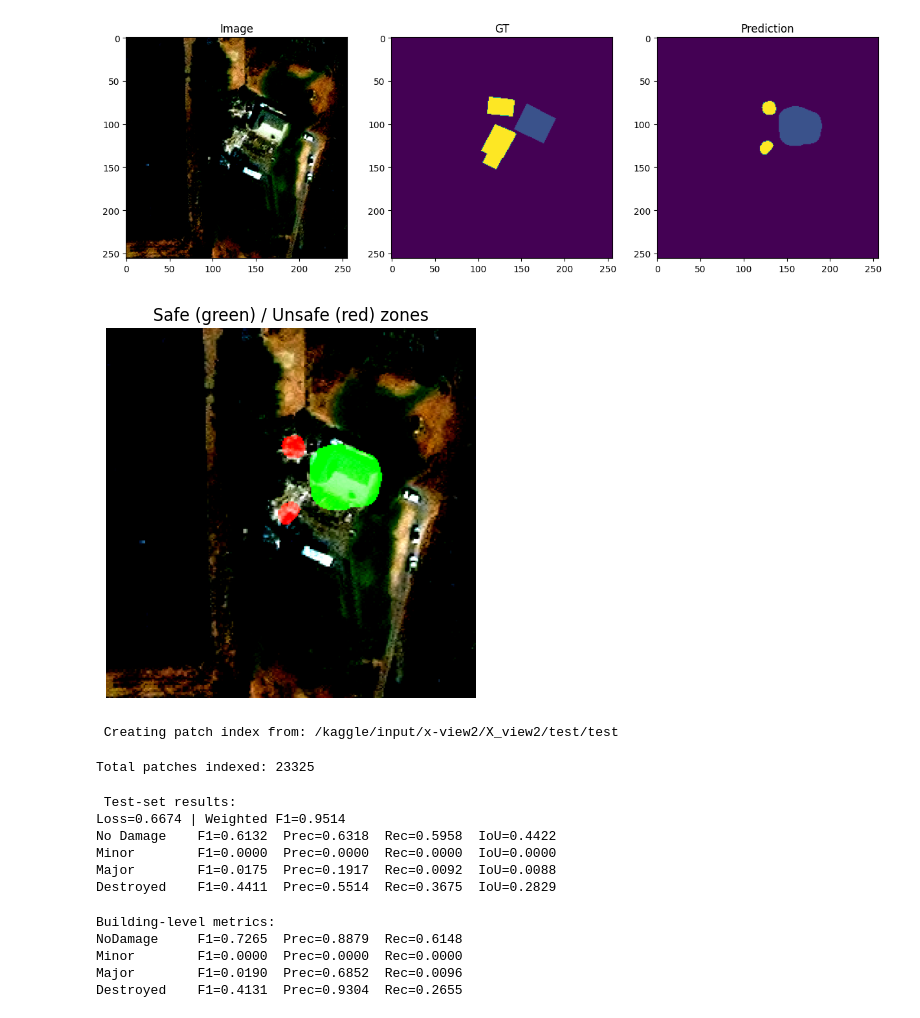
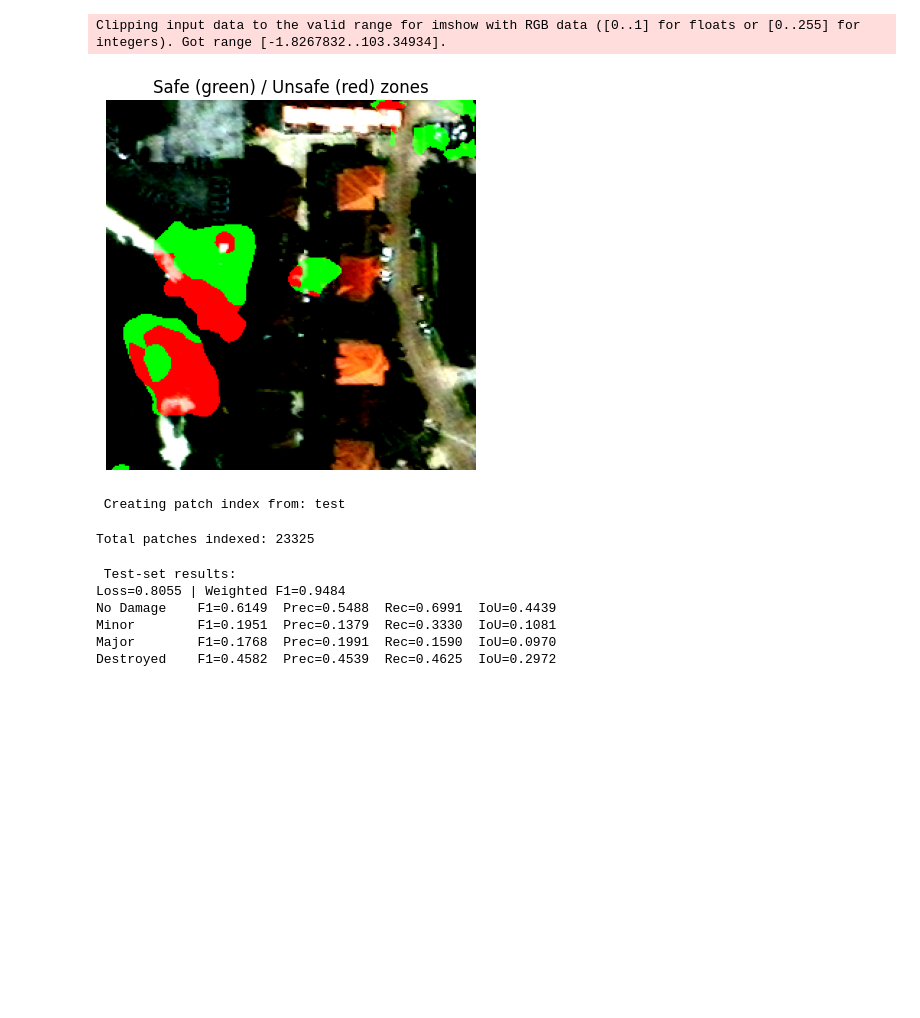
Before and after one commit to Ynehra24/DLPROJ, a Jupyter notebook: segmentation.ipynb, the cells around one changed output. Saved outputs shown, nothing was run; the diff lists cells and outputs as text; code cells hidden in the pictures; blank space fills up the shorter version.

Commit message:
unfrozen encoder + more epoch training

```diff
--- a/segmentation.ipynb
+++ b/segmentation.ipynb
@@ -107,8 +100,8 @@ val_transforms = A.Compose([
     ToTensorV2(),
 ])
 
-train_root = "/kaggle/input/x-view2/X_view2/train/train"
-val_root = "/kaggle/input/x-view2/X_view2/hold/hold"
+train_root = "train"
+val_root = "hold"
 
 train_dataset = XBDDataset(train_root, patch_size=256, overlap=64, transform=train_transforms)
 val_dataset   = XBDDataset(val_root,   patch_size=256, overlap=64, transform=val_transforms)
@@ -350,43 +374,27 @@ Epoch 3/15
 # %%
-# ===================== Quick Visualization =====================
-model.load_state_dict(torch.load(save_path))
-model.eval()
 imgs, masks = next(iter(val_loader))
 imgs, masks = imgs.to(device), masks.to(device)
 with torch.no_grad(), autocast(device_type="cuda"):
     preds = model(imgs)
-pred_classes = torch.argmax(preds, dim=1)
-i = 0
-plt.figure(figsize=(15,5))
-plt.subplot(1,3,1); plt.imshow(imgs[i].permute(1,2,0).cpu()); plt.title("Image")
-plt.subplot(1,3,2); plt.imshow(masks[i].cpu()); plt.title("GT")
-plt.subplot(1,3,3); plt.imshow(pred_classes[i].cpu()); plt.title("Prediction")
+pred_map = torch.argmax(preds, dim=1)[0].cpu().numpy()
+
+safe_mask   = (pred_map == 1)       # no-damage
+unsafe_mask = (pred_map > 1)        # minor/major/destroyed
+
+img_np = imgs[1].permute(1,2,0).cpu().numpy()
+overlay = img_np.copy()
+overlay[safe_mask] = [0,255,0]
+overlay[unsafe_mask] = [255,0,0]
+
+plt.imshow(0.6*img_np + 0.4*overlay)
+plt.title("Safe (green) / Unsafe (red) zones")
+plt.axis("off")
 plt.show()
 # %% [output]
+Clipping input data to the valid range for imshow with RGB data ([0..1] for floats or [0..255] for integers). Got range [-1.8267832..103.34934].
-[figure, old version]
+[figure, new version]
-# %%
-imgs, masks = next(iter(val_loader))
-imgs, masks = imgs.to(device), masks.to(device)
-with torch.no_grad(), autocast(device_type="cuda"):
-    preds = model(imgs)
-pred_map = torch.argmax(preds, dim=1)[0].cpu().numpy()
-
-safe_mask   = (pred_map == 1)       # no-damage
-unsafe_mask = (pred_map > 1)        # minor/major/destroyed
-
-img_np = imgs[0].permute(1,2,0).cpu().numpy()
-overlay = img_np.copy()
-overlay[safe_mask] = [0,255,0]
-overlay[unsafe_mask] = [255,0,0]
-
-plt.imshow(0.6*img_np + 0.4*overlay)
-plt.title("Safe (green) / Unsafe (red) zones")
-plt.axis("off")
-plt.show()
-# %% [output]
-[figure, removed]
 # %%
-test_root = "/kaggle/input/x-view2/X_view2/test/test"
+test_root = "test"
 test_dataset = XBDDataset(test_root, patch_size=256, overlap=64, transform=val_transforms, load_patches=False)
 test_loader = DataLoader(test_dataset, batch_size=2, shuffle=False,
                          num_workers=2, pin_memory=True, persistent_workers=False)
@@ -408,11 +416,11 @@ for i, name in enumerate(names):
           f"Rec={test_metrics['recall'][cls_idx]:.4f}  "
           f"IoU={test_metrics['iou_per_class'][cls_idx]:.4f}")
 # %% [output]
- Creating patch index from: /kaggle/input/x-view2/X_view2/test/test
+ Creating patch index from: test
 Total patches indexed: 23325
  Test-set results:
-Loss=0.6674 | Weighted F1=0.9514
-No Damage    F1=0.6132  Prec=0.6318  Rec=0.5958  IoU=0.4422
-Minor        F1=0.0000  Prec=0.0000  Rec=0.0000  IoU=0.0000
-Major        F1=0.0175  Prec=0.1917  Rec=0.0092  IoU=0.0088
-Destroyed    F1=0.4411  Prec=0.5514  Rec=0.3675  IoU=0.2829
+Loss=0.8055 | Weighted F1=0.9484
+No Damage    F1=0.6149  Prec=0.5488  Rec=0.6991  IoU=0.4439
+Minor        F1=0.1951  Prec=0.1379  Rec=0.3330  IoU=0.1081
+Major        F1=0.1768  Prec=0.1991  Rec=0.1590  IoU=0.0970
+Destroyed    F1=0.4582  Prec=0.4539  Rec=0.4625  IoU=0.2972
@@ -523,15 +426,0 @@ def evaluate_building_level(model, test_dataset, transforms, device="cuda"):
-# %%
-building_results = evaluate_building_level(model, test_dataset, val_transforms)
-
-print("\nBuilding-level metrics:")
-names = ["-", "NoDamage", "Minor", "Major", "Destroyed"]
-for cls_id in [1,2,3,4]:
-    print(f"{names[cls_id]:<12} F1={building_results['f1_per_class'][cls_id]:.4f}  "
-          f"Prec={building_results['precision'][cls_id]:.4f}  "
-          f"Rec={building_results['recall'][cls_id]:.4f}")
-# %% [output]
-Building-level metrics:
-NoDamage     F1=0.7265  Prec=0.8879  Rec=0.6148
-Minor        F1=0.0000  Prec=0.0000  Rec=0.0000
-Major        F1=0.0190  Prec=0.6852  Rec=0.0096
-Destroyed    F1=0.4131  Prec=0.9304  Rec=0.2655
```
Also changed, not shown: parts of 7 cells of this notebook.
